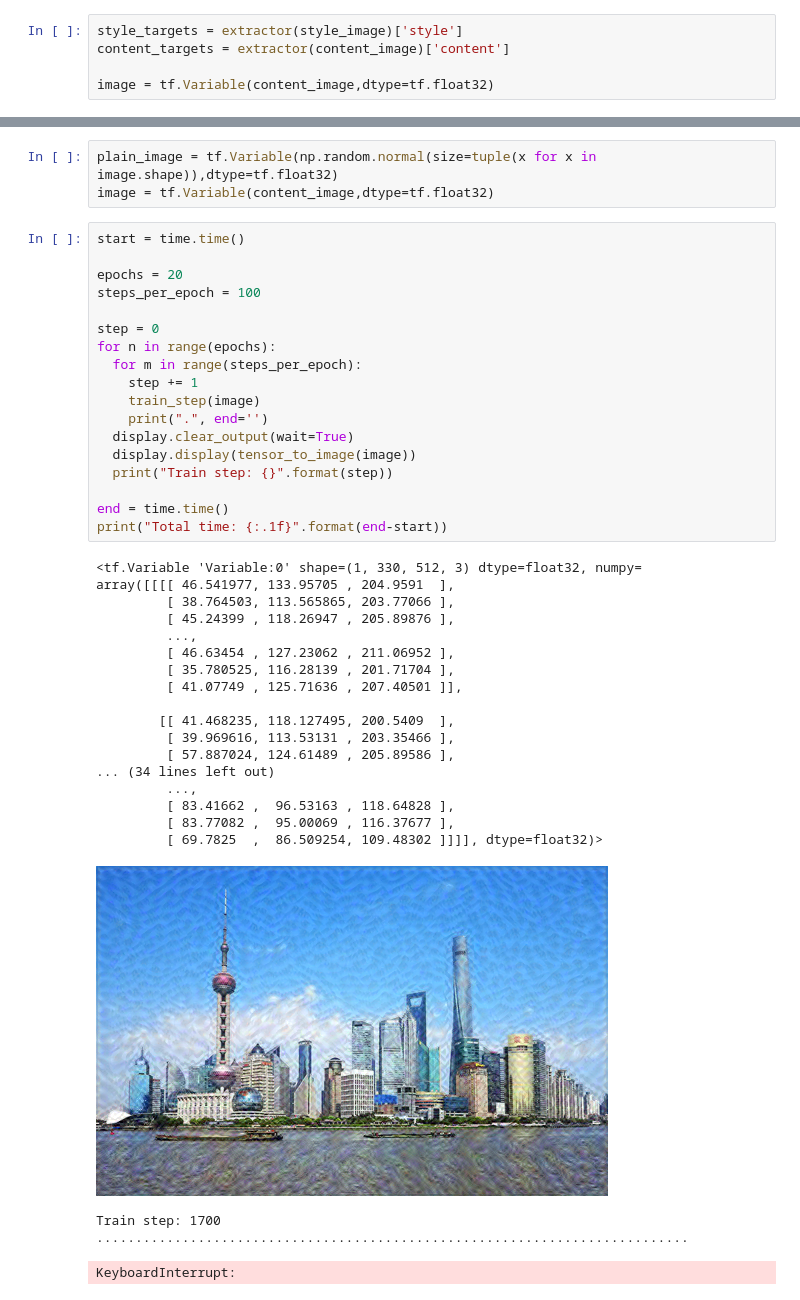
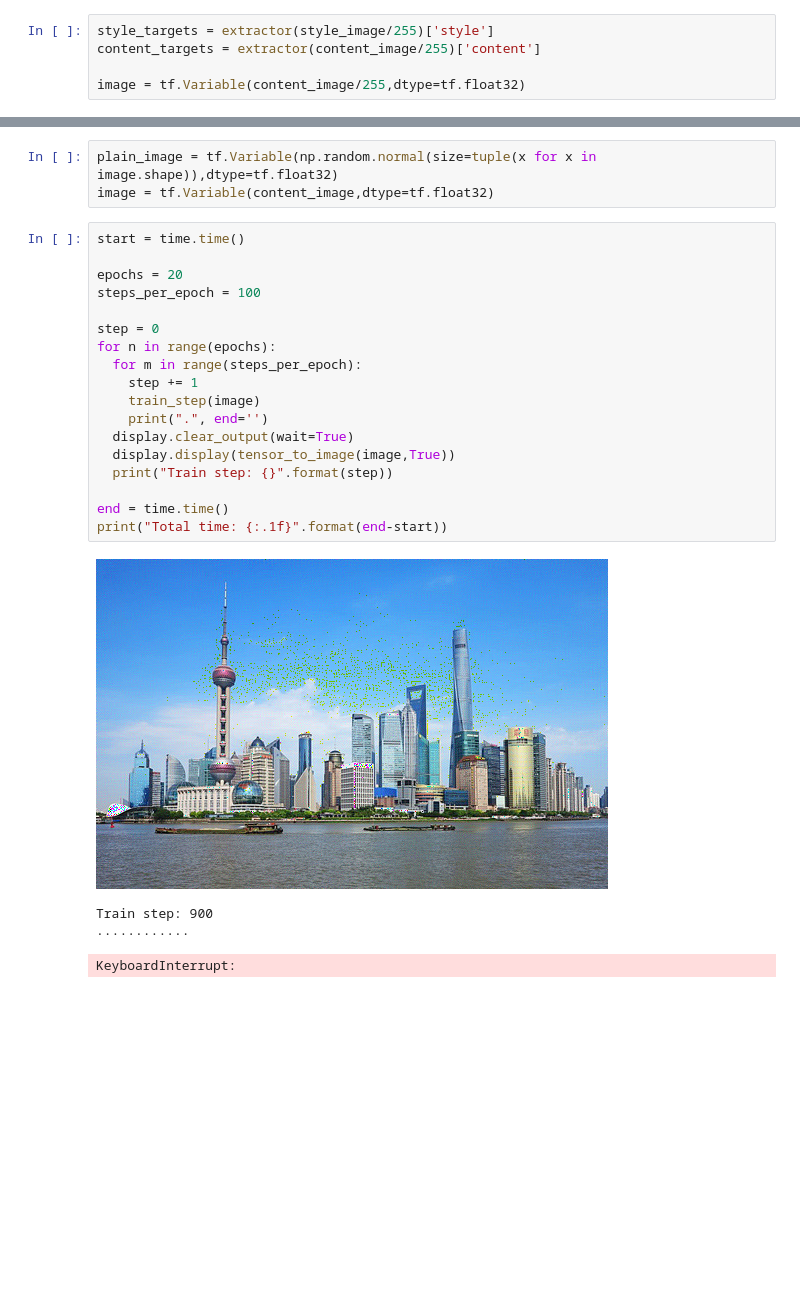
Before and after one commit to bingguJ/5242_project, a Jupyter notebook: transfer_demo.ipynb, the cells around one changed output, grey strips where cells are left out. Cells and saved outputs as stored; diff of their text form; blank space fills up the shorter version.

```diff
--- a/transfer_demo.ipynb
+++ b/transfer_demo.ipynb
@@ -214,7 +267,7 @@ Styles:
     max:  6054.6206
     mean:  129.85077
 # %%
-style_targets = extractor(style_image)['style']
-content_targets = extractor(content_image)['content']
+style_targets = extractor(style_image/255)['style']
+content_targets = extractor(content_image/255)['content']
 
-image = tf.Variable(content_image,dtype=tf.float32)
+image = tf.Variable(content_image/255,dtype=tf.float32)
@@ -369,40 +409,23 @@ image = tf.Variable(content_image,dtype=tf.float32)
 # %%
 start = time.time()
 
 epochs = 20
 steps_per_epoch = 100
 
 step = 0
 for n in range(epochs):
   for m in range(steps_per_epoch):
     step += 1
     train_step(image)
     print(".", end='')
   display.clear_output(wait=True)
-  display.display(tensor_to_image(image))
+  display.display(tensor_to_image(image,True))
   print("Train step: {}".format(step))
 
 end = time.time()
 print("Total time: {:.1f}".format(end-start))
 # %% [output]
+[figure, new version]
-<tf.Variable 'Variable:0' shape=(1, 330, 512, 3) dtype=float32, numpy=
-array([[[[ 46.541977, 133.95705 , 204.9591  ],
-         [ 38.764503, 113.565865, 203.77066 ],
-         [ 45.24399 , 118.26947 , 205.89876 ],
-         ...,
-         [ 46.63454 , 127.23062 , 211.06952 ],
-         [ 35.780525, 116.28139 , 201.71704 ],
-         [ 41.07749 , 125.71636 , 207.40501 ]],
-
-        [[ 41.468235, 118.127495, 200.5409  ],
-         [ 39.969616, 113.53131 , 203.35466 ],
-         [ 57.887024, 124.61489 , 205.89586 ],
-... (34 lines left out)
-         ...,
-         [ 83.41662 ,  96.53163 , 118.64828 ],
-         [ 83.77082 ,  95.00069 , 116.37677 ],
-         [ 69.7825  ,  86.509254, 109.48302 ]]]], dtype=float32)>
+Train step: 900
+............
-[figure, old version]
-Train step: 1700
-............................................................................
+KeyboardInterrupt:
-KeyboardInterrupt:
```
Also changed, not shown: parts of 20 cells of this notebook, 2 other files.
